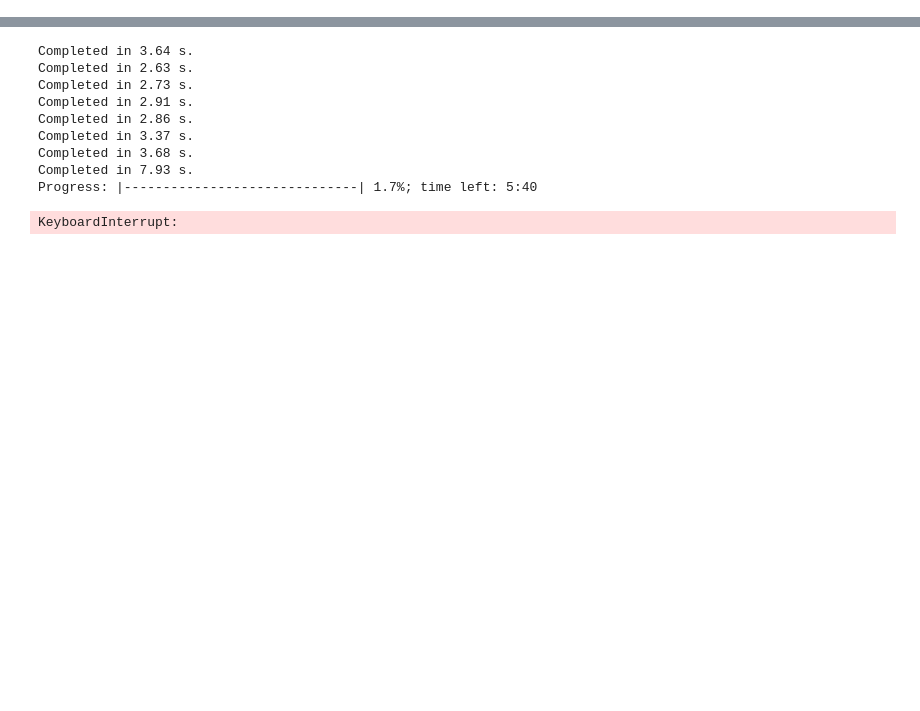
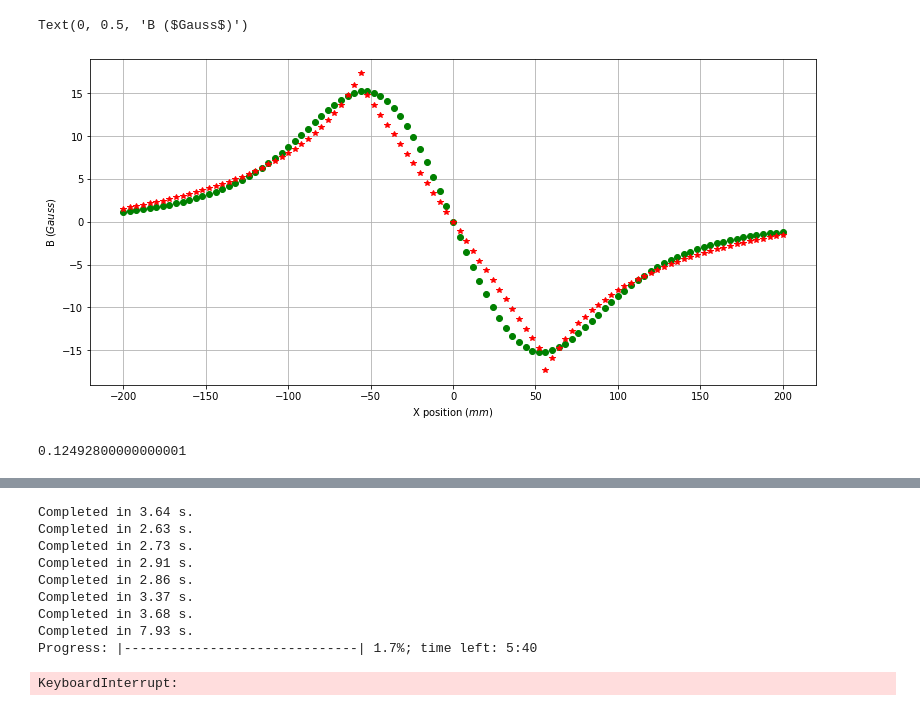
Before and after one commit to DongkyuLim/MgF-simulation, a Jupyter notebook: Practice Note in here.ipynb, the cells around one changed output, grey strips where cells are left out. Drawn from its saved outputs; the diff is of its cells as text; code cells hidden in the pictures; blank space fills up the shorter version.

```diff
--- a/Practice Note in here.ipynb
+++ b/Practice Note in here.ipynb
@@ -148,0 +255,12 @@ def Coil_field(I,R:np.array):
+# %%
+def Bxy_approx(x,y):
+    rho = np.sqrt(x**2+y**2)
+    if rho<=1328218:
+        Bx = 21.56418/1328218*x*-1
+        By = 21.56418/1328218*y*-1
+        return Bx,By
+    else:
+        B_total = (poptx[0]*1/abs(rho)**poptx[1] + poptx[2])
+        Bx = B_total * (x)/rho*-1
+        By = B_total * (y)/rho*-1
+        return Bx,By
@@ -149,3 +271,8 @@ def Coil_field(I,R:np.array):
+# %%
+def B_approx(R:np.array):
+    Bx, By = Bxy_approx(R[0],R[1])
+    Bz = 1252.8*x0*R[2]
+    return np.array([Bx,By,Bz])
 # %%
 fig,ax = plt.subplots(1,1,figsize = (13,6))
 
@@ -158,3 +294,23 @@ for x in xtest:
+# %%
+fig,ax = plt.subplots(1,1,figsize = (13,6))
+
+xtest = np.linspace(-0.2,0.2,101)/x0
+
+for x in xtest:
+    # ax.plot(x*x0,Bz_approx(x),'bo')
+    ax.plot(x*x0*1000,Coil_field(4.9,np.array([x,x,0]))[0],'go')
+    ax.plot(x*x0*1000,B_approx([x,x,0])[0],'r*')
+ax.grid()
+ax.set_xlabel("X position ($mm$)")
+ax.set_ylabel("B ($Gauss$)")
+# fig.savefig("Bz.png")
+# %% [output]
+Text(0, 0.5, 'B ($Gauss$)')
+[figure, added]
+# %%
+4.880*2.56*0.01
+# %% [output]
+0.12492800000000001
 # %%
 from scipy.interpolate import RegularGridInterpolator
 
```
Also changed, not shown: parts of 47 cells of this notebook, 9 other files.
